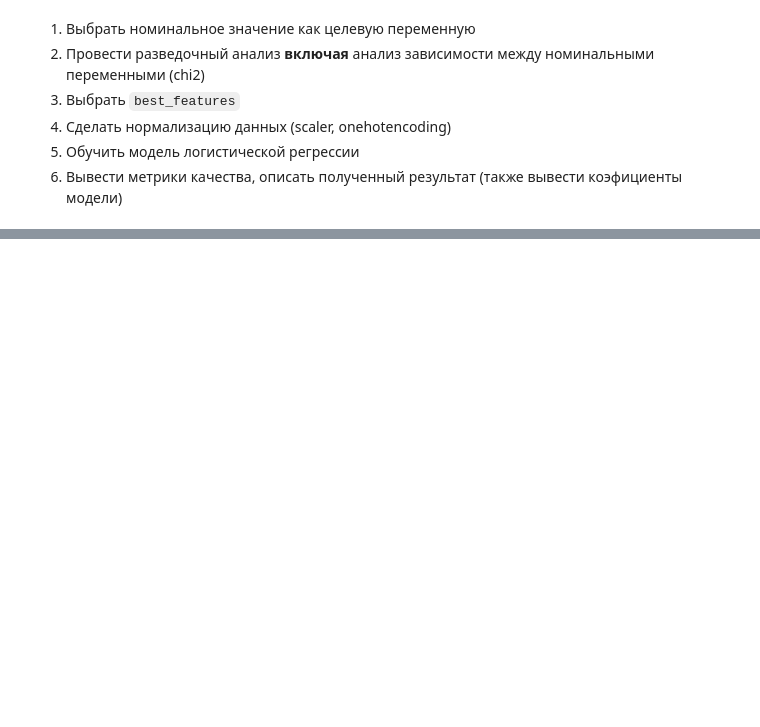
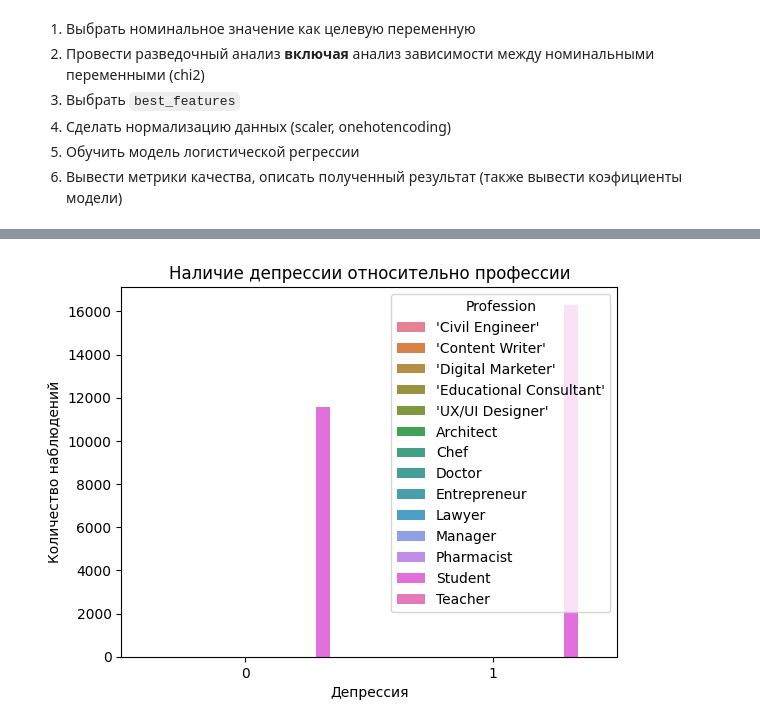
Before and after one commit to YLysov0017/Pproject, a Jupyter notebook: ML_2025/ML_Prac3.ipynb, the cells around one changed output, grey strips where cells are left out. Saved outputs shown, nothing was run; the diff lists cells and outputs as text; code cells hidden in the pictures; blank space fills up the shorter version.

```diff
--- a/ML_2025/ML_Prac3.ipynb
+++ b/ML_2025/ML_Prac3.ipynb
@@ -21,0 +20,36 @@ df = pd.read_csv()
+# %%
+df['id'] = df['id'].astype('int')
+df['Gender'] = df['Gender'].astype('category')
+df['Age'] = df['Age'].astype('int')
+df['City'] = df['City'].astype('category')
+df['Profession'] = df['Profession'].astype('category')
+
+df['Academic Pressure'] = df['Academic Pressure'].astype('int')
+df['Work Pressure'] = df['Work Pressure'].astype('int')
+
+df['Study Satisfaction'] = df['Study Satisfaction'].astype('int')
+df['Job Satisfaction'] = df['Job Satisfaction'].astype('int')
+
+df['CGPA'] = df['CGPA'].astype('float64')
+
+df['Sleep Duration'] = df['Sleep Duration'].astype('category')
+df['Dietary Habits'] = df['Dietary Habits'].astype('category')
+
+df['Degree'] = df['Degree'].astype('category')
+df['Have you ever had suicidal thoughts ?'] = df['Have you ever had suicidal thoughts ?'].astype('category')
+
+df['Work/Study Hours'] = df['Work/Study Hours'].astype('int')
+
+''' Обрабатываем использование "?" в колонке '''
+df['Financial Stress'][df['Financial Stress']=='?'] = 0
+df['Financial Stress'][df['Financial Stress']=='1.0'] = 1
+df['Financial Stress'][df['Financial Stress']=='2.0'] = 2
+df['Financial Stress'][df['Financial Stress']=='3.0'] = 3
+df['Financial Stress'][df['Financial Stress']=='4.0'] = 4
+df['Financial Stress'][df['Financial Stress']=='5.0'] = 5
+df['Financial Stress'] = df['Financial Stress'].astype('int')
+
+df['Family History of Mental Illness'] = df['Family History of Mental Illness'].astype('category')
+df['Depression'] = df['Depression'].astype('int')
+
+df = df.drop('id', axis=1)
@@ -21,0 +133,10 @@ df = pd.read_csv()
+# %%
+plt.subplot(1, 1, 1)
+sns.countplot(data=df, x='Depression', hue='Profession')
+plt.title('Наличие депрессии относительно профессии')
+plt.xlabel('Депрессия')
+plt.ylabel('Количество наблюдений')
+
+plt.show()
+# %% [output]
+[figure, added]
```
Also changed, not shown: parts of 45 cells of this notebook, 1 other file.
